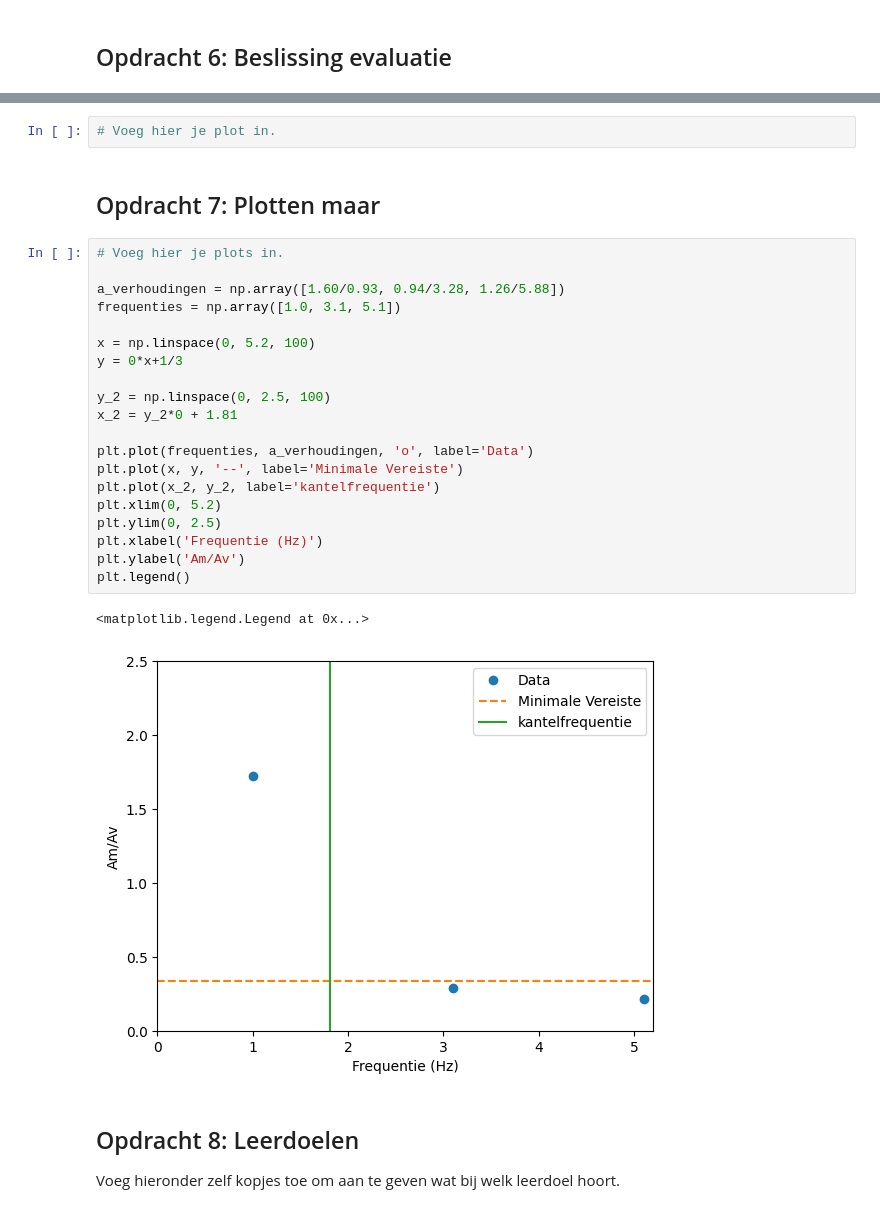
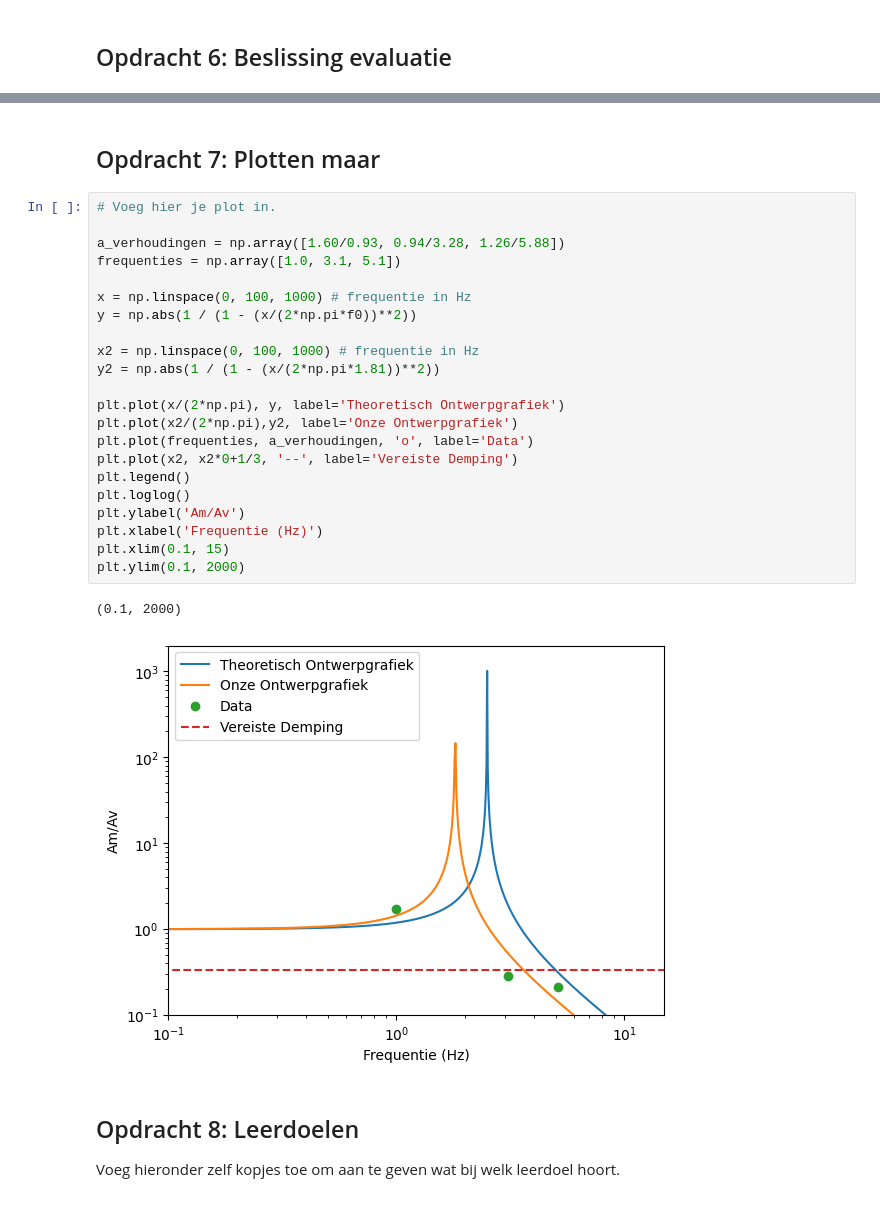
Before and after one commit to DavantePES/Def-D, a Jupyter notebook: FysiekeOntwerpopdrachten/5MaakEenOpstellingTrillingsvrij/Ontwerpopdracht5MaakEenOpstellingTrillingsvrijInvulTemplate.ipynb, the cells around one changed output, grey strips where cells are left out. Drawn from its saved outputs; the diff is of its cells as text.

```diff
--- a/FysiekeOntwerpopdrachten/5MaakEenOpstellingTrillingsvrij/Ontwerpopdracht5MaakEenOpstellingTrillingsvrijInvulTemplate.ipynb
+++ b/FysiekeOntwerpopdrachten/5MaakEenOpstellingTrillingsvrij/Ontwerpopdracht5MaakEenOpstellingTrillingsvrijInvulTemplate.ipynb
@@ -177,33 +177,33 @@ Als je hier positief geantwoord heb, maak dan nog een keer een plot van amplitud
 Deze grafiek heb je later weer nodig om je gemeten punten aan toe te voegen. Ga daarna je massa-veer systeem daadwerkelijk bouwen.
 
 Als je hier negatief geantwoord hebt, kopieer onder deze cel dan alle cellen van Synthese tot en met Evaluation & decision en doorloop dat deel van het ontwerp proces nogmaals.
-# %%
-# Voeg hier je plot in.
 # %% [markdown]
 ## Opdracht 7: Plotten maar
-# %%
-# Voeg hier je plots in.
-
-a_verhoudingen = np.array([1.60/0.93, 0.94/3.28, 1.26/5.88])
-frequenties = np.array([1.0, 3.1, 5.1])
-
-x = np.linspace(0, 5.2, 100)
-y = 0*x+1/3
-
-y_2 = np.linspace(0, 2.5, 100)
-x_2 = y_2*0 + 1.81
-
-plt.plot(frequenties, a_verhoudingen, 'o', label='Data')
-plt.plot(x, y, '--', label='Minimale Vereiste')
-plt.plot(x_2, y_2, label='kantelfrequentie')
-plt.xlim(0, 5.2)
-plt.ylim(0, 2.5)
-plt.xlabel('Frequentie (Hz)')
-plt.ylabel('Am/Av')
-plt.legend()
-# %% [output]
-<matplotlib.legend.Legend at 0x...>
-[figure, removed]
+# %%
+# Voeg hier je plot in.
+
+a_verhoudingen = np.array([1.60/0.93, 0.94/3.28, 1.26/5.88])
+frequenties = np.array([1.0, 3.1, 5.1])
+
+x = np.linspace(0, 100, 1000) # frequentie in Hz
+y = np.abs(1 / (1 - (x/(2*np.pi*f0))**2))
+
+x2 = np.linspace(0, 100, 1000) # frequentie in Hz
+y2 = np.abs(1 / (1 - (x/(2*np.pi*1.81))**2))
+
+plt.plot(x/(2*np.pi), y, label='Theoretisch Ontwerpgrafiek')
+plt.plot(x2/(2*np.pi),y2, label='Onze Ontwerpgrafiek')
+plt.plot(frequenties, a_verhoudingen, 'o', label='Data')
+plt.plot(x2, x2*0+1/3, '--', label='Vereiste Demping')
+plt.legend()
+plt.loglog()
+plt.ylabel('Am/Av')
+plt.xlabel('Frequentie (Hz)')
+plt.xlim(0.1, 15)
+plt.ylim(0.1, 2000)
+# %% [output]
+(0.1, 2000)
+[figure, added]
 # %% [markdown]
 ## Opdracht 8: Leerdoelen
 Voeg hieronder zelf kopjes toe om aan te geven wat bij welk leerdoel hoort.
```
Also changed, not shown: parts of 2 cells of this notebook.
